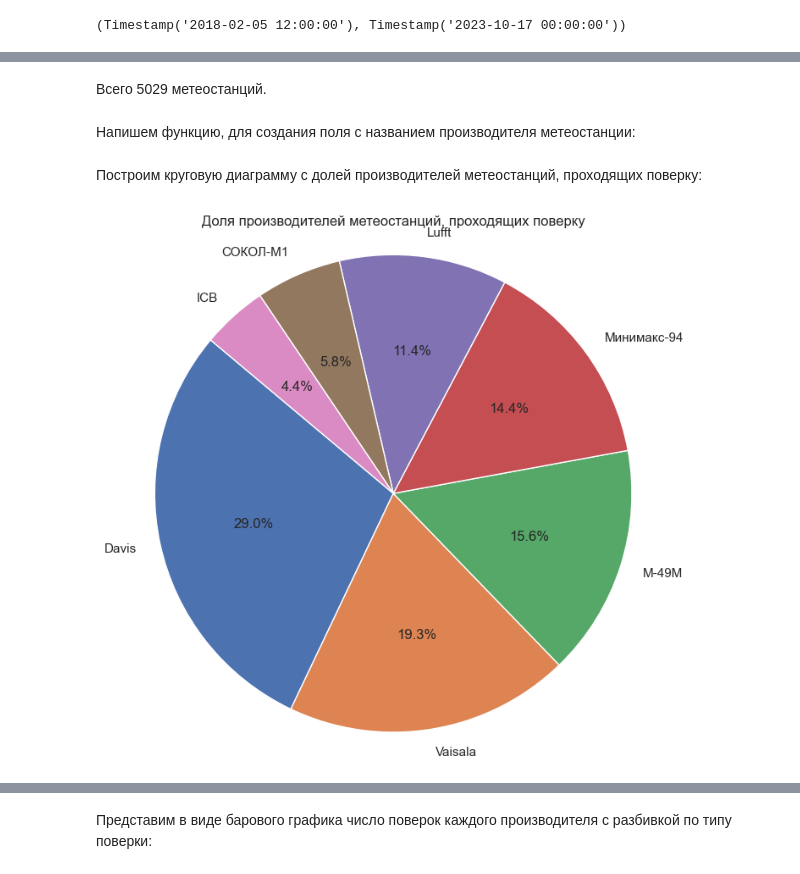
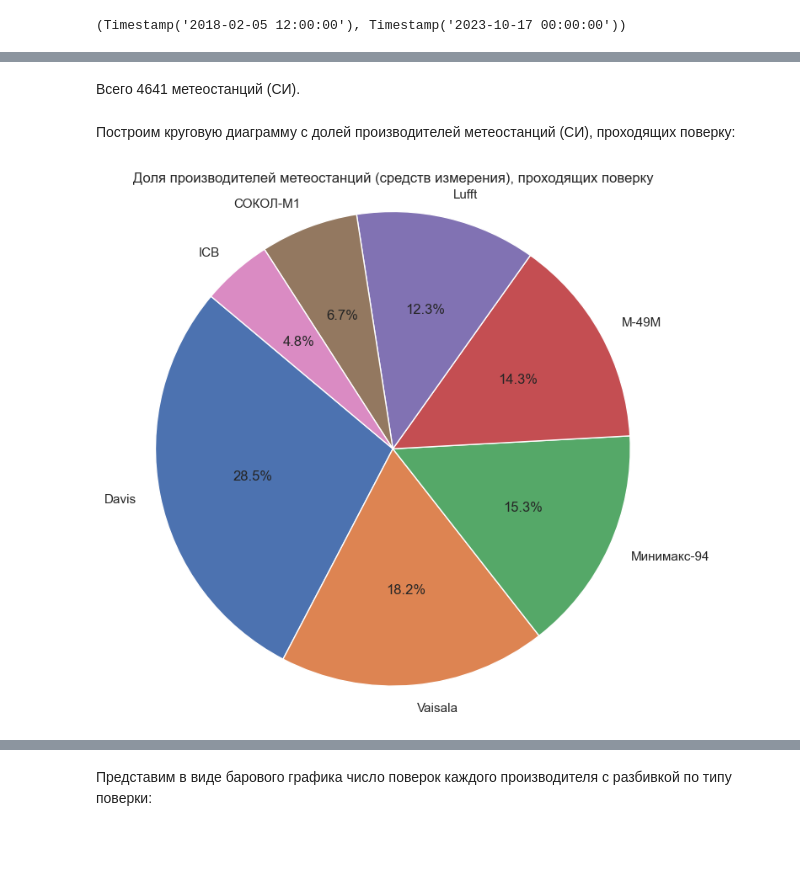
Before and after one commit to IgorMitrofanov/global-meteostation-verefication-data, a Jupyter notebook: analytics_from_2020.ipynb, the cells around one changed output, grey strips where cells are left out. Drawn from its saved outputs; the diff is of its cells as text; code cells hidden in the pictures; blank space fills up the shorter version.

```diff
--- a/analytics_from_2020.ipynb
+++ b/analytics_from_2020.ipynb
@@ -124,3 +93,0 @@ df.loc[first_check_mask, 'check'] = 'Первичная'
-# %%
-first_check_date = df[first_check_mask].groupby('mi.number')['verification_date'].min()
-df['station_age'] = (df['verification_date'] - df['mi.number'].map(first_check_date)).dt.days // 365
@@ -129,2 +93,0 @@ df['station_age'] = (df['verification_date'] - df['mi.number'].map(first_check_d
-# %%
-df['verification_year'] = df['verification_date'].dt.year
@@ -130,0 +96,2 @@ df['verification_year'] = df['verification_date'].dt.year
+# %%
+df = df.query('verification_year >= 2020')
@@ -149,4 +120,2 @@ Name: count, Length: 5029, dtype: int64
 # %% [markdown]
-Всего 5029 метеостанций.
+Всего 4641 метеостанций (СИ).
-# %% [markdown]
-Напишем функцию, для создания поля с названием производителя метеостанции:
@@ -170,9 +122,7 @@ def rename_mitype(mitype):
-# %%
-df['mi.manufacturer'] = df['mi.mitype'].apply(rename_mitype)
 # %% [markdown]
-Построим круговую диаграмму с долей производителей метеостанций, проходящих поверку:
+Построим круговую диаграмму с долей производителей метеостанций (СИ), проходящих поверку:
 # %%
 mi_type_counts = df['mi.manufacturer'].value_counts()
-create_pie_chart(mi_type_counts, mi_type_counts.index, 'Доля производителей метеостанций, проходящих поверку')
+create_pie_chart(mi_type_counts, mi_type_counts.index, 'Доля производителей метеостанций (средств измерения), проходящих поверку')
 # %% [output]
-[figure, old version]
+[figure, new version]
```
Also changed, not shown: parts of 38 cells of this notebook, 4 other files.
